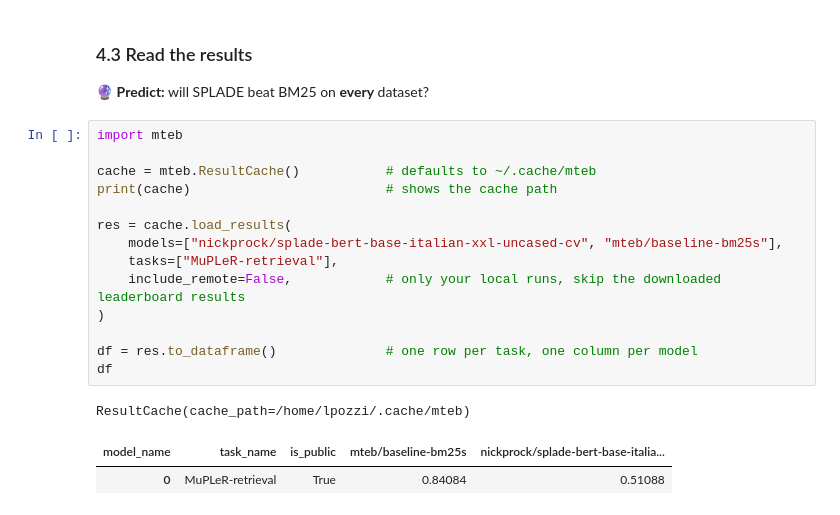
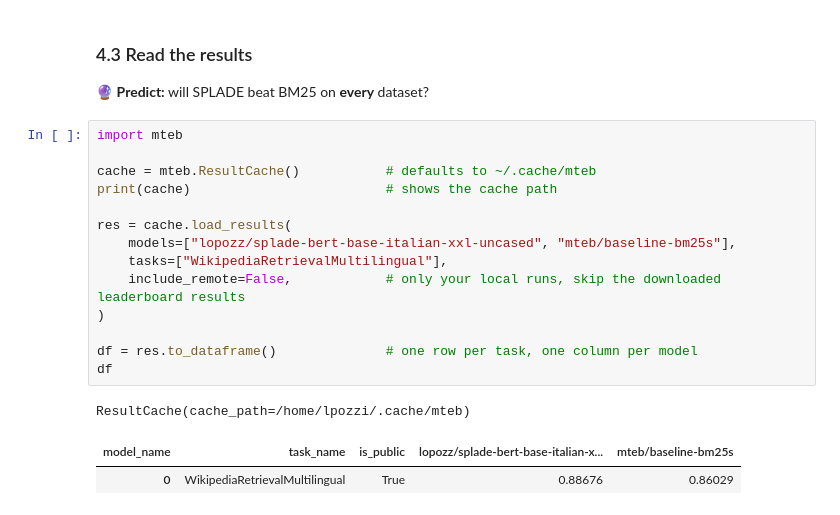
Before and after one commit to lopozz/ai-lectures, a Jupyter notebook: ir/L1.ipynb, the cells around one changed output. Saved outputs shown, nothing was run; the diff lists cells and outputs as text.

```diff
--- a/ir/L1.ipynb
+++ b/ir/L1.ipynb
@@ -683,18 +739,18 @@ results = mteb.evaluate(model, tasks)
 # %%
 import mteb
 
 cache = mteb.ResultCache()           # defaults to ~/.cache/mteb
 print(cache)                         # shows the cache path
 
 res = cache.load_results(
-    models=["nickprock/splade-bert-base-italian-xxl-uncased-cv", "mteb/baseline-bm25s"],
-    tasks=["MuPLeR-retrieval"],
+    models=["lopozz/splade-bert-base-italian-xxl-uncased", "mteb/baseline-bm25s"],
+    tasks=["WikipediaRetrievalMultilingual"],
     include_remote=False,            # only your local runs, skip the downloaded leaderboard results
 )
 
 df = res.to_dataframe()              # one row per task, one column per model
 df
 # %% [output]
 ResultCache(cache_path=/home/lpozzi/.cache/mteb)
-| model_name | task_name | is_public | mteb/baseline-bm25s | nickprock/splade-bert-base-italia... |
-| 0 | MuPLeR-retrieval | True | 0.84084 | 0.51088 |
+| model_name | task_name | is_public | lopozz/splade-bert-base-italian-x... | mteb/baseline-bm25s |
+| 0 | WikipediaRetrievalMultilingual | True | 0.88676 | 0.86029 |
```
Also changed, not shown: parts of 24 cells of this notebook.
